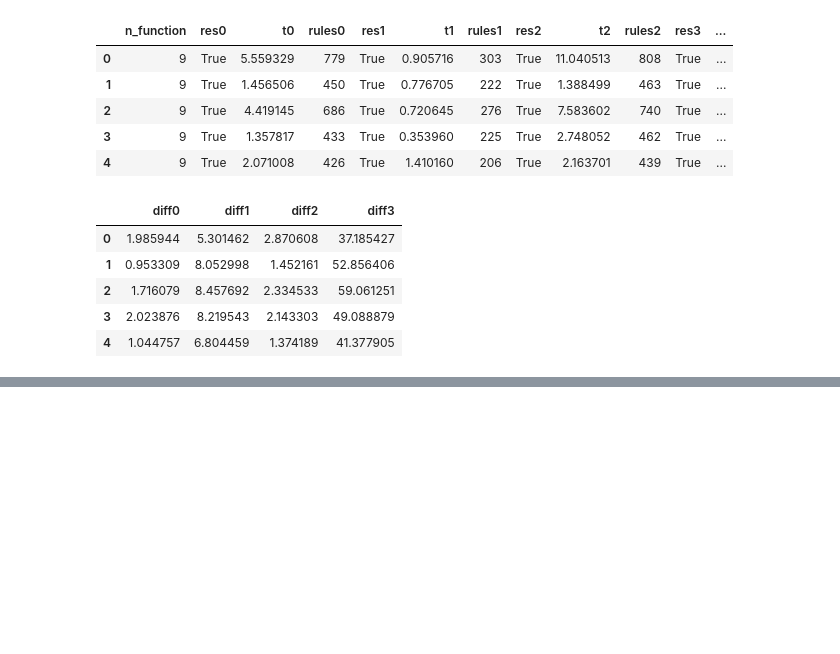
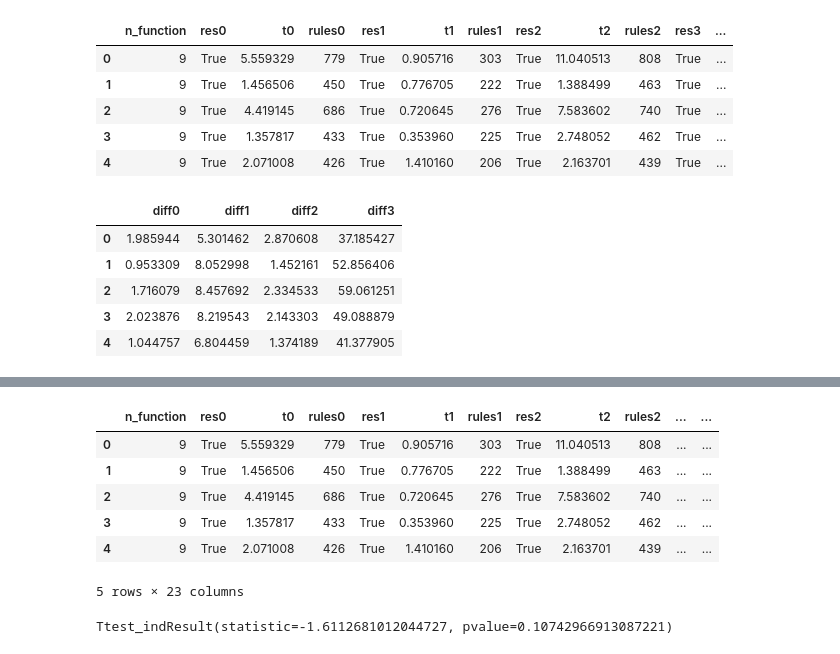
Before and after one commit to Aunsiels/smart_plans, a Jupyter notebook: prototype/Empty Rule.ipynb, the cells around one changed output, grey strips where cells are left out. Cells and saved outputs as stored; diff of their text form; code cells hidden in the pictures; blank space fills up the shorter version.

```diff
--- a/prototype/Empty Rule.ipynb
+++ b/prototype/Empty Rule.ipynb
@@ -157,0 +184,14 @@ LeveneResult(statistic=13.874424885869681, pvalue=0.00020225028436093441)
+# %%
+df_loop.head()
+# %% [output]
+|  | n_function | res0 | t0 | rules0 | res1 | t1 | rules1 | res2 | t2 | rules2 | ... | ... |
+| 0 | 9 | True | 5.559329 | 779 | True | 0.905716 | 303 | True | 11.040513 | 808 | ... | ... |
+| 1 | 9 | True | 1.456506 | 450 | True | 0.776705 | 222 | True | 1.388499 | 463 | ... | ... |
+| 2 | 9 | True | 4.419145 | 686 | True | 0.720645 | 276 | True | 7.583602 | 740 | ... | ... |
+| 3 | 9 | True | 1.357817 | 433 | True | 0.353960 | 225 | True | 2.748052 | 462 | ... | ... |
+| 4 | 9 | True | 2.071008 | 426 | True | 1.410160 | 206 | True | 2.163701 | 439 | ... | ... |
+5 rows × 23 columns
+# %%
+stats.ttest_ind(df_loop["t2"], df_loop["t3"], equal_var=False)
+# %% [output]
+Ttest_indResult(statistic=-1.6112681012044727, pvalue=0.10742966913087221)
```
Also changed, not shown: parts of 6 cells of this notebook, 9 other files.
